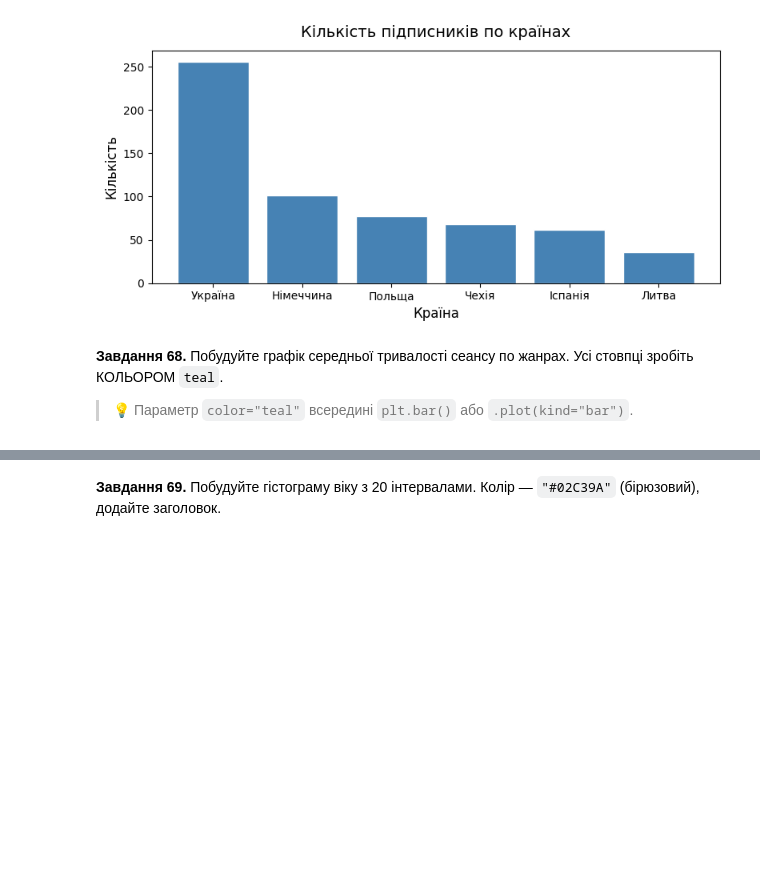
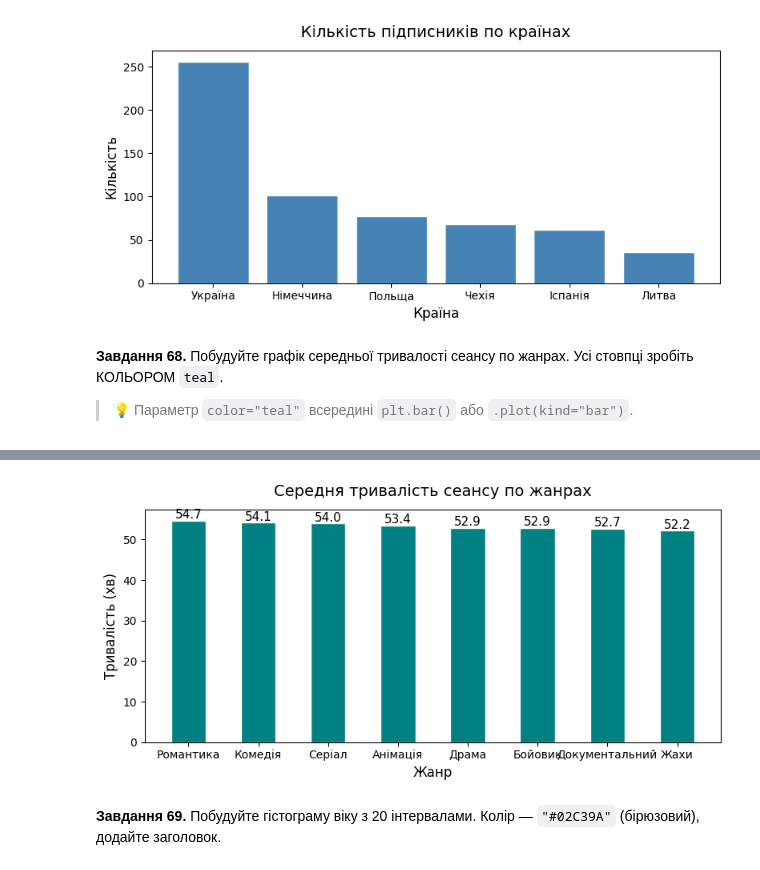
Before and after one commit to VikiTarasova/DTA_2026, a Jupyter notebook: Homework/pandas_viz_practice.ipynb, the cells around one changed output, grey strips where cells are left out. Cells and saved outputs as stored; diff of their text form; code cells hidden in the pictures; blank space fills up the shorter version.

```diff
--- a/Homework/pandas_viz_practice.ipynb
+++ b/Homework/pandas_viz_practice.ipynb
@@ -1582,2 +1578,21 @@ NameError: name 'df' is not defined
+# %%
+# Завдання 68:
+avg_duration = sess.groupby("genre")["duration_min"].mean().sort_values(ascending=False)
+
+plt.figure(figsize=(8, 4))
+plt.bar(avg_duration.index, avg_duration.values,
+        color="teal", edgecolor="white", width=0.5)
+
+plt.title("Середня тривалість сеансу по жанрах", fontsize=14, pad=12)
+plt.xlabel("Жанр", fontsize=12)
+plt.ylabel("Тривалість (хв)", fontsize=12)
+
+for i, v in enumerate(avg_duration.values):
+    plt.text(i, v + 0.5, f"{v:.1f}", ha="center", fontsize=11)
+
+plt.tight_layout()
+plt.show()
+# %% [output]
+[figure, added]
 # %% [markdown]
 **Завдання 69.** Побудуйте гістограму віку з 20 інтервалами. Колір — `"#02C39A"` (бірюзовий), додайте заголовок.
```
Also changed, not shown: parts of 26 cells of this notebook.
